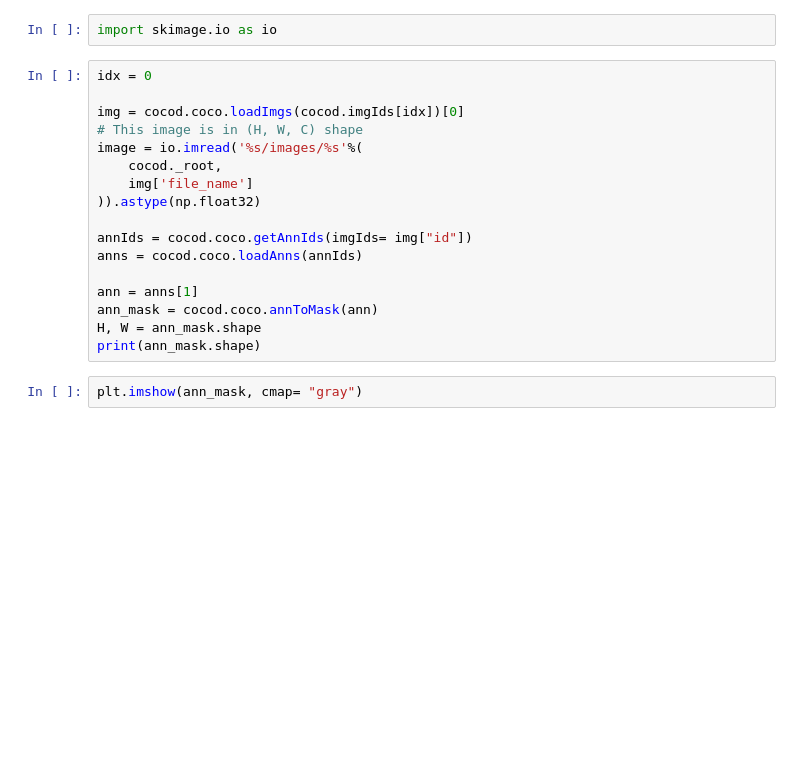
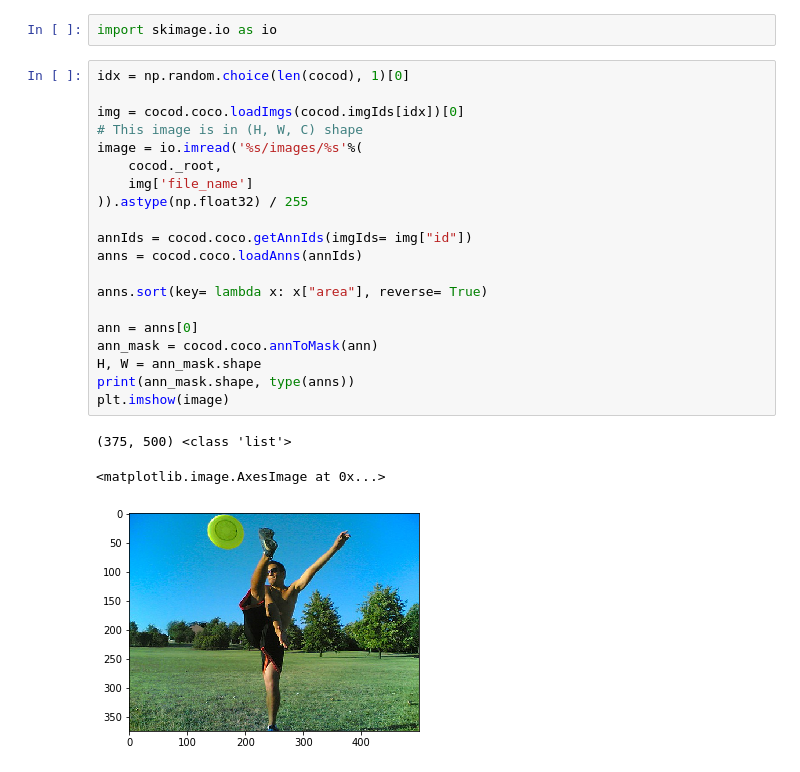
Before and after one commit to Earthnook/VideoObjSeg, a Jupyter notebook: vos/debugger/COCO_debugger.ipynb, the cells around one changed output. Drawn from its saved outputs; the diff is of its cells as text; blank space fills up the shorter version.

```diff
--- a/vos/debugger/COCO_debugger.ipynb
+++ b/vos/debugger/COCO_debugger.ipynb
@@ -50,21 +46,26 @@ for i in range(no+1):
 # %%
 import skimage.io as io
 # %%
-idx = 0
+idx = np.random.choice(len(cocod), 1)[0]
 
 img = cocod.coco.loadImgs(cocod.imgIds[idx])[0]
 # This image is in (H, W, C) shape
 image = io.imread('%s/images/%s'%(
     cocod._root,
     img['file_name']
-)).astype(np.float32)
+)).astype(np.float32) / 255
 
 annIds = cocod.coco.getAnnIds(imgIds= img["id"])
 anns = cocod.coco.loadAnns(annIds)
 
-ann = anns[1]
+anns.sort(key= lambda x: x["area"], reverse= True)
+
+ann = anns[0]
 ann_mask = cocod.coco.annToMask(ann)
 H, W = ann_mask.shape
-print(ann_mask.shape)
+print(ann_mask.shape, type(anns))
+plt.imshow(image)
+# %% [output]
+(375, 500) <class 'list'>
+<matplotlib.image.AxesImage at 0x...>
+[figure, added]
-# %%
-plt.imshow(ann_mask, cmap= "gray")
```
Also changed, not shown: parts of 6 cells of this notebook, 2 other files.
